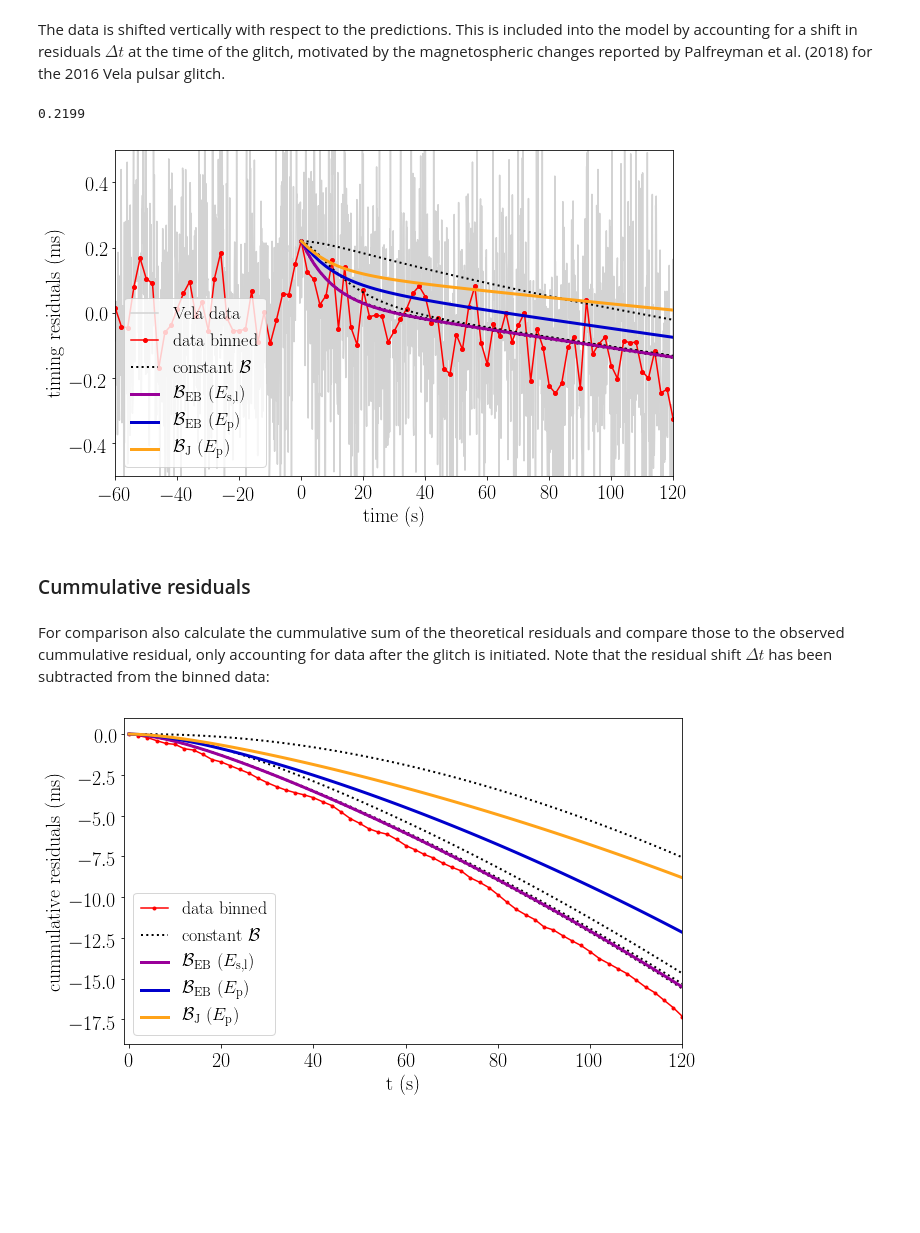
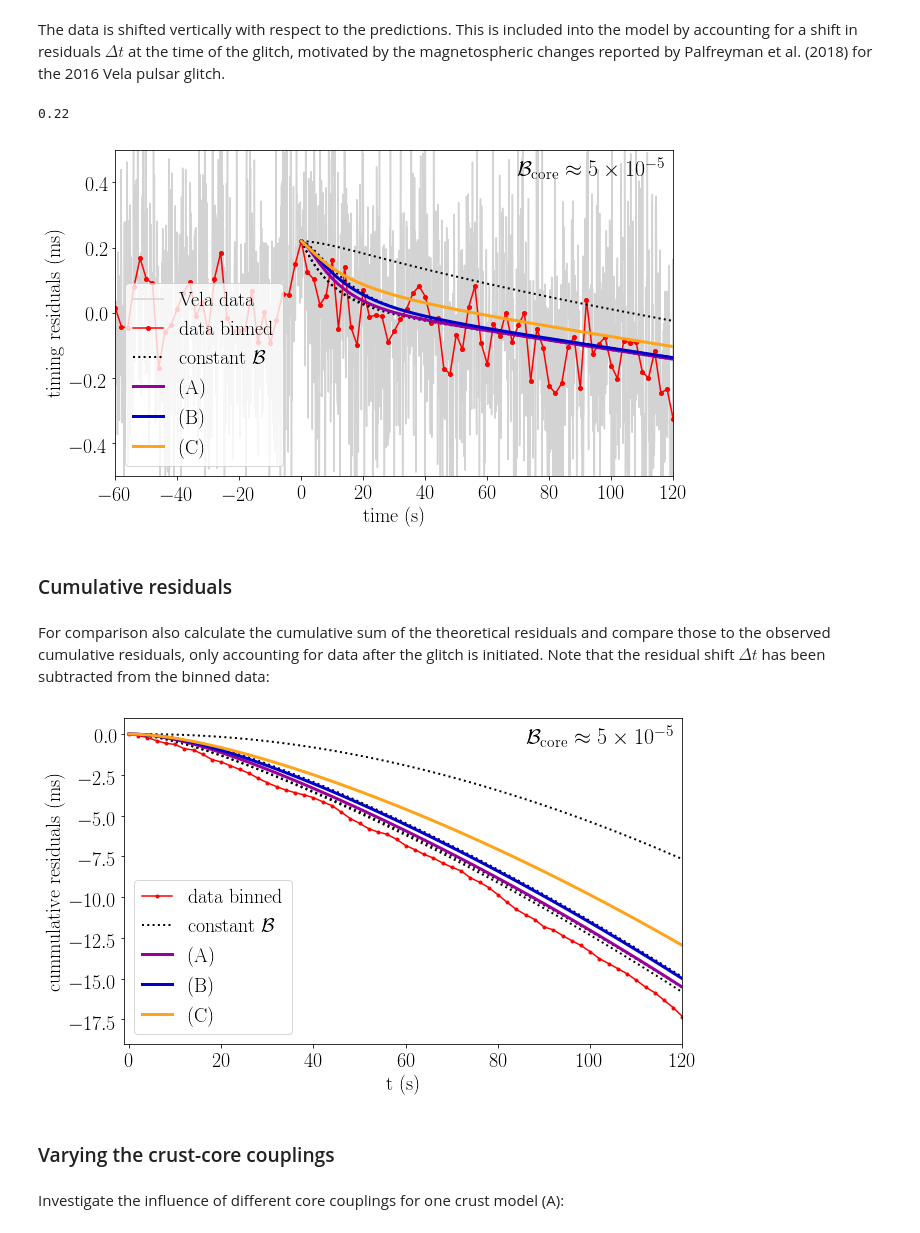
Before and after one commit to vanessagraber/glitchrises, a Jupyter notebook: data_comparison.ipynb, the cells around one changed output. Drawn from its saved outputs; the diff is of its cells as text; code cells hidden in the pictures; blank space fills up the shorter version.

```diff
--- a/data_comparison.ipynb
+++ b/data_comparison.ipynb
@@ -136,7 +136,5 @@ df_model_residuals.head()
 # %%
-label_x = [r'$x$', r'$10^{-1}$', r'$10^{-2}$', r'$10^{-3}$', r'$10^{-4}$',
-           r'$\mathcal{B}_{\rm EB}$ ($E_{\rm s,l}$)', r'$\mathcal{B}_{\rm EB}$ ($E_{\rm p}$)',
-           r'$\mathcal{B}_{\rm J}$ ($E_{\rm p}$)']
+label_x = [r'$x$', r'$10^{-1}$', r'$10^{-2}$', r'$10^{-3}$', r'$10^{-4}$', r'(A)', r'(B)', r'(C)']
 # %%
 fig = plt.figure()
 fig.set_size_inches(10,6)
@@ -145,15 +143,15 @@ mpl.rcParams.update({'font.size': 20})
 plt.plot(df_Vela['seconds'], df_Vela['residual'], '-', label='Vela data', color=colors[3])
 plt.plot(bin_center, Vela_bin_means, '-o', label='data binned', ms=4, color='red')
 
-plt.plot(t, df_model_residuals[label_x[1]], ':', label=r'constant $\mathcal{B}$',
+plt.plot(t, df_model_residuals_fiducial[label_x[1]], ':', label=r'constant $\mathcal{B}$',
          linewidth=2, color='black')
 
 for i in range(1,4):
-    plt.plot(t, df_model_residuals[label_x[i+1]], ':', label='_nolegend_',
+    plt.plot(t, df_model_residuals_fiducial[label_x[i+1]], ':', label='_nolegend_',
              linewidth=2, color='black')
 
 for i in range(4,7):
-    plt.plot(t, df_model_residuals[label_x[i+1]], '-', label=label_x[i+1],
+    plt.plot(t, df_model_residuals_fiducial[label_x[i+1]], '-', label=label_x[i+1],
              linewidth=3, color=colors[i-4])
 
 plt.xlim(-60,120)
@@ -161,7 +159,7 @@ plt.ylim(-0.5,0.5)
 plt.xlabel(r'time (s)')
 plt.ylabel(r'timing residuals (ms)')
 
-plt.legend(loc=3, handlelength=1.5, fontsize=18);
+plt.legend(loc=3, handlelength=1.5, fontsize=20);
 
 plt.show()
 # %% [output]
@@ -173,9 +171,9 @@ The data is shifted vertically with respect to the predictions. This is included
 # %%
 glitch_position = np.where(bin_center == 0.0)[0][0]
 residual_shift = Vela_bin_means[glitch_position]
-print(np.round(residual_shift, 4))
+print(np.round(residual_shift, 2))
 # %% [output]
-0.2199
+0.22
 # %%
 fig = plt.figure()
 fig.set_size_inches(10,6)
@@ -184,15 +182,15 @@ mpl.rcParams.update({'font.size': 20})
 plt.plot(df_Vela['seconds'], df_Vela['residual'], '-', label='Vela data', color=colors[3])
 plt.plot(bin_center, Vela_bin_means, '-o', label='data binned', ms=4, color='red')
 
-plt.plot(t, df_model_residuals[label_x[1]] + residual_shift, ':', label=r'constant $\mathcal{B}$',
+plt.plot(t, df_model_residuals_fiducial[label_x[1]] + residual_shift, ':', label=r'constant $\mathcal{B}$',
          linewidth=2, color='black')
 
 for i in range(1,4):
-    plt.plot(t, df_model_residuals[label_x[i+1]] + residual_shift, ':', label='_nolegend_',
+    plt.plot(t, df_model_residuals_fiducial[label_x[i+1]] + residual_shift, ':', label='_nolegend_',
              linewidth=2, color='black')
 
 for i in range(4,7):
-    plt.plot(t, df_model_residuals[label_x[i+1]] + residual_shift, '-', label=label_x[i+1],
+    plt.plot(t, df_model_residuals_fiducial[label_x[i+1]] + residual_shift, '-', label=label_x[i+1],
              linewidth=3, color=colors[i-4])
 
 plt.xlim(-60,120)
@@ -200,43 +198,53 @@ plt.ylim(-0.5,0.5)
 plt.xlabel(r'time (s)')
 plt.ylabel(r'timing residuals (ms)')
 
-plt.legend(loc=3, handlelength=1.5, fontsize=18);
+plt.annotate(r'${\cal B}_{\rm core} \approx 5 \times 10^{-5}$',
+             xycoords='axes fraction', xy=(0.72,1-0.09), fontsize=22)
+
+plt.legend(loc=3, handlelength=1.5, fontsize=20);
 
 plt.show()
 # %% [output]
-[figure, old version]
+[figure, new version]
 # %% [markdown]
-### Cummulative residuals
+### Cumulative residuals
 # %% [markdown]
-For comparison also calculate the cummulative sum of the theoretical residuals and compare those to the observed cummulative residual, only accounting for data after the glitch is initiated. Note that the residual shift $\Delta t$ has been subtracted from the binned data:
+For comparison also calculate the cumulative sum of the theoretical residuals and compare those to the observed cumulative residuals, only accounting for data after the glitch is initiated. Note that the residual shift $\Delta t$ has been subtracted from the binned data:
 # %%
-df_model_residuals_cum = df_model_residuals.cumsum()
+df_model_residuals_fiducial_cum = df_model_residuals_fiducial.cumsum()
 observed_residuals_cum = (Vela_bin_means[glitch_position:] - residual_shift).cumsum()
 # %%
 fig = plt.figure()
 fig.set_size_inches(10,6)
 mpl.rcParams.update({'font.size': 20})
 
 plt.plot(bin_center[glitch_position:], observed_residuals_cum, '-o', label=r'data binned', ms=3, color='red')
 
-plt.plot(t, df_model_residuals_cum[label_x[1]], ':', label=r'constant $\mathcal{B}$',
+plt.plot(t, df_model_residuals_fiducial_cum[label_x[1]], ':', label=r'constant $\mathcal{B}$',
          linewidth=2, color='black')
 
 for i in range(1,4):
-    plt.plot(t, df_model_residuals_cum[label_x[i+1]], ':', label='_nolegend_',
+    plt.plot(t, df_model_residuals_fiducial_cum[label_x[i+1]], ':', label='_nolegend_',
              linewidth=2, color='black')
 
 for i in range(4,7):
-    plt.plot(t, df_model_residuals_cum[label_x[i+1]], '-', label=label_x[i+1],
+    plt.plot(t, df_model_residuals_fiducial_cum[label_x[i+1]], '-', label=label_x[i+1],
              linewidth=3, color=colors[i-4])
 
 plt.xlim(-1,120)
 plt.ylim(-19,1)
 plt.xlabel(r't (s)')
+
 plt.ylabel(r'cummulative residuals (ms)')
+plt.annotate(r'${\cal B}_{\rm core} \approx 5 \times 10^{-5}$',
+             xycoords='axes fraction', xy=(0.72,1-0.09), fontsize=22)
 
-plt.legend(loc=3, handlelength=1.5, fontsize=18);
+plt.legend(loc=3, handlelength=1.5, fontsize=20);
 
 plt.show()
 # %% [output]
-[figure, old version]
+[figure, new version]
+# %% [markdown]
+### Varying the crust-core couplings
+# %% [markdown]
+Investigate the influence of different core couplings for one crust model (A):
```
Also changed, not shown: parts of 12 cells of this notebook.
